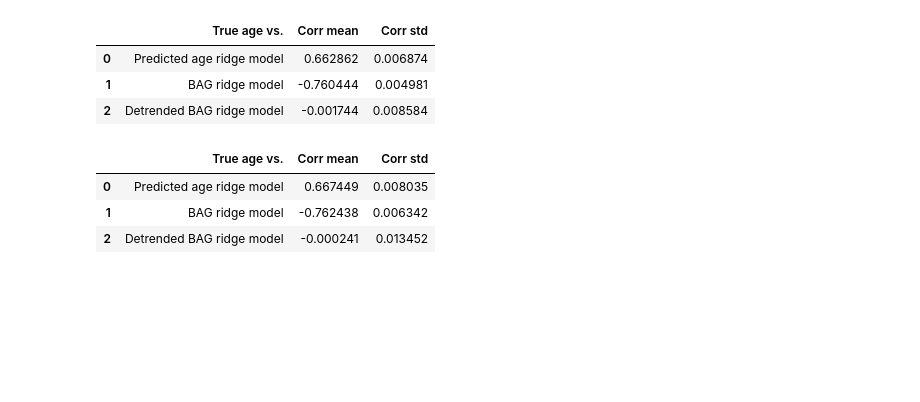
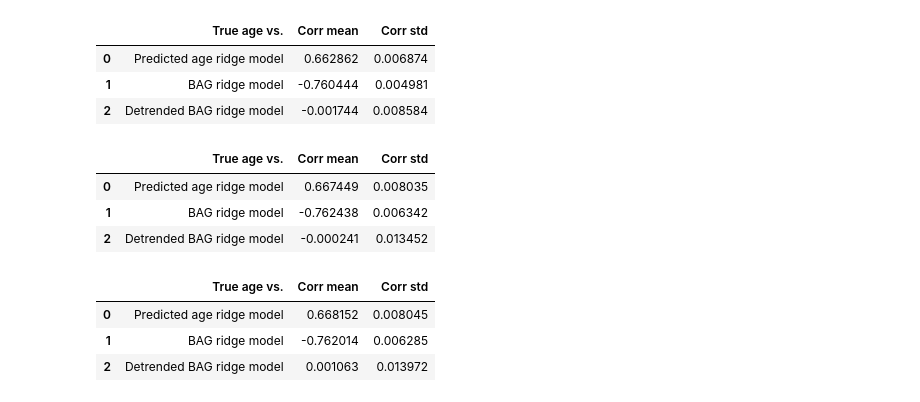
Before and after one commit to laura-riedel/brain_age_1D-CNN, a Jupyter notebook: src/schaefer_fc_matrix/ridge_brain_age_gaps.ipynb, the cells around one changed output. Drawn from its saved outputs; the diff is of its cells as text; code cells hidden in the pictures; blank space fills up the shorter version.

```diff
--- a/src/schaefer_fc_matrix/ridge_brain_age_gaps.ipynb
+++ b/src/schaefer_fc_matrix/ridge_brain_age_gaps.ipynb
@@ -98,6 +98,14 @@ true_age_corrs_bs_100
 | 0 | Predicted age ridge model | 0.667449 | 0.008035 |
 | 1 | BAG ridge model | -0.762438 | 0.006342 |
 | 2 | Detrended BAG ridge model | -0.000241 | 0.013452 |
+# %%
+true_age_corrs_bs_2000, variables_corrs_bs_2000 = utils.bootstrap_pipeline(data_overview_heldout,models=['ridge'],n_iterations=2000)
+true_age_corrs_bs_2000
+# %% [output]
+|  | True age vs. | Corr mean | Corr std |
+| 0 | Predicted age ridge model | 0.668152 | 0.008045 |
+| 1 | BAG ridge model | -0.762014 | 0.006285 |
+| 2 | Detrended BAG ridge model | 0.001063 | 0.013972 |
 # %%
 variables_corrs_bs
 # %% [output]
```
Also changed, not shown: parts of 1 cell of this notebook, 1 other file.
